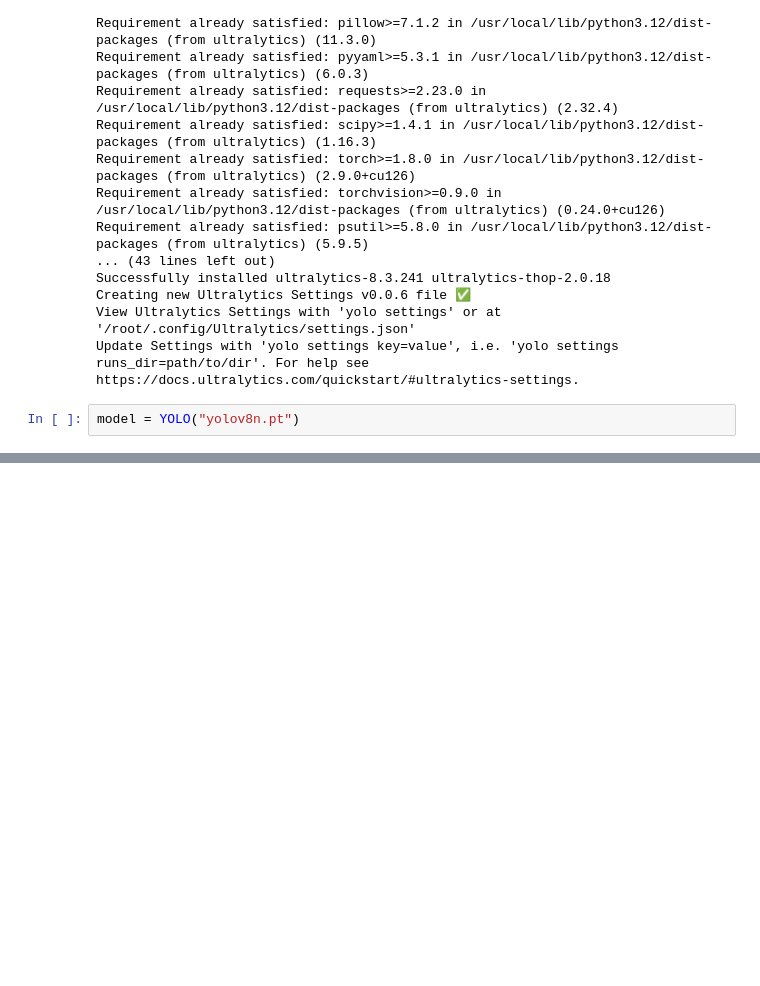
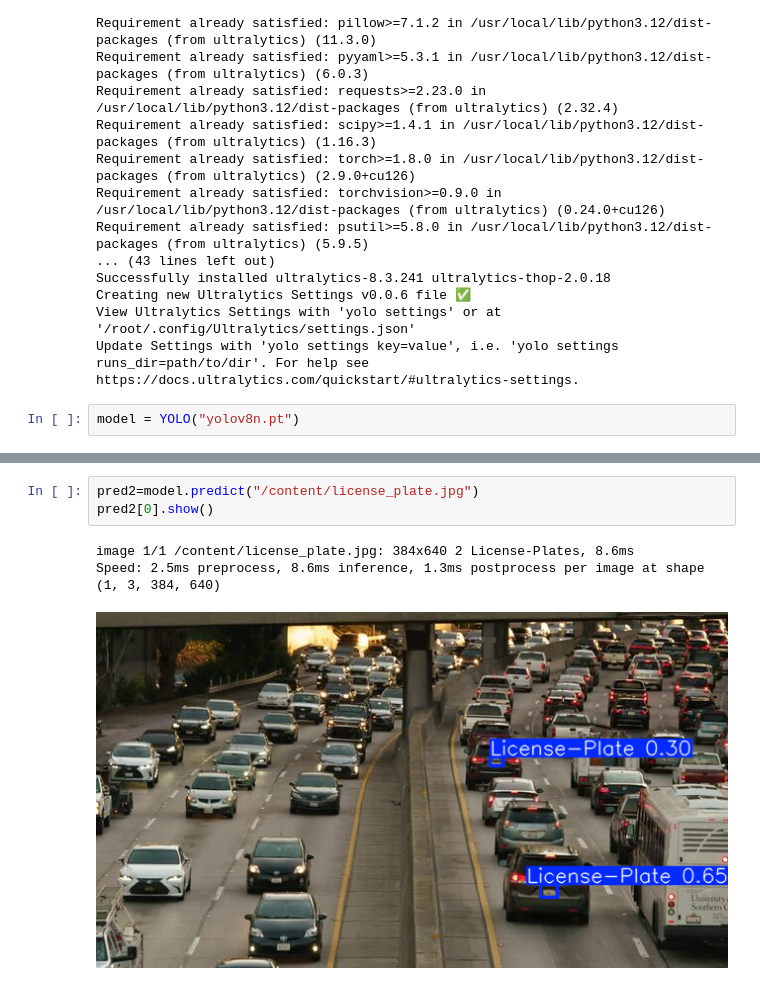
Before and after one commit to RizwanAhemd/Computer-Vision-projects, a Jupyter notebook: license_plate_detection.ipynb, the cells around one changed output, grey strips where cells are left out. Saved outputs shown, nothing was run; the diff lists cells and outputs as text; blank space fills up the shorter version.

```diff
--- a/license_plate_detection.ipynb
+++ b/license_plate_detection.ipynb
@@ -116,3 +81,10 @@ Results saved to /content/runs/detect/predict2
+# %%
+pred2=model.predict("/content/license_plate.jpg")
+pred2[0].show()
+# %% [output]
+image 1/1 /content/license_plate.jpg: 384x640 2 License-Plates, 8.6ms
+Speed: 2.5ms preprocess, 8.6ms inference, 1.3ms postprocess per image at shape (1, 3, 384, 640)
+[figure, added]
 # %%
 model.predict("/content/licence_video.mp4",save=True)
 # %% [output]
```
Also changed, not shown: parts of 6 cells of this notebook.
